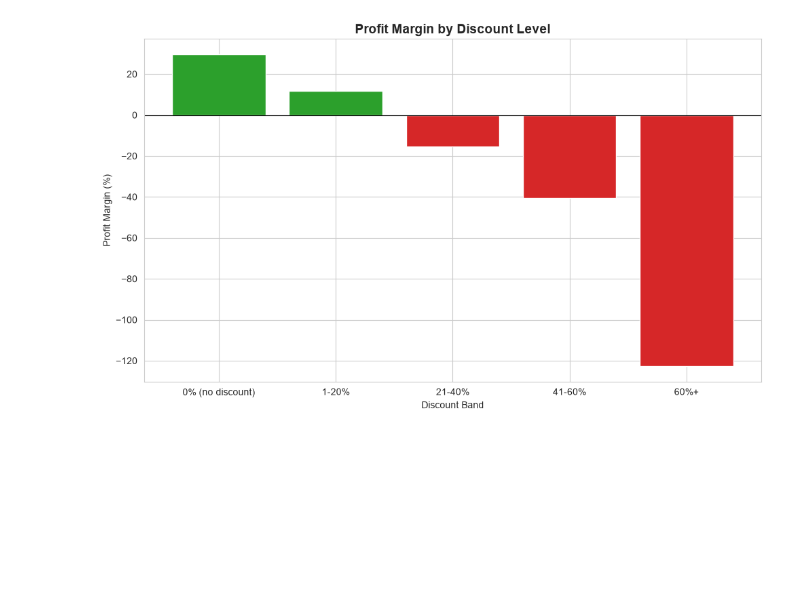
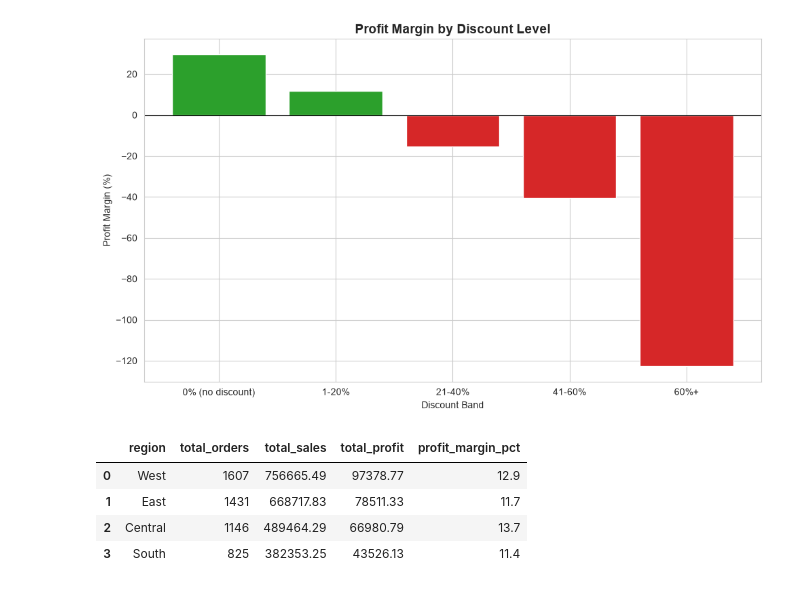
Before and after one commit to bolu-amusan/retail-sales-sql-python-analysis, a Jupyter notebook: notebooks/retail_sales_analysis.ipynb, the cells around one changed output. Drawn from its saved outputs; the diff is of its cells as text; code cells hidden in the pictures; blank space fills up the shorter version.

```diff
--- a/notebooks/retail_sales_analysis.ipynb
+++ b/notebooks/retail_sales_analysis.ipynb
@@ -174,3 +174,26 @@ plt.savefig('../images/discount_vs_profit_margin.png', dpi=150)
 plt.show()
 # %% [output]
 [figure]
+# %%
+query_region = """
+SELECT
+    c.region,
+    COUNT(DISTINCT o.order_id) AS total_orders,
+    ROUND(SUM(oi.sales)::NUMERIC, 2) AS total_sales,
+    ROUND(SUM(oi.profit)::NUMERIC, 2) AS total_profit,
+    ROUND((SUM(oi.profit) / NULLIF(SUM(oi.sales), 0) * 100)::NUMERIC, 1) AS profit_margin_pct
+FROM order_items oi
+JOIN orders o ON oi.order_id = o.order_id
+JOIN customers c ON o.customer_id = c.customer_id
+GROUP BY c.region
+ORDER BY total_sales DESC;
+"""
+
+df_region = pd.read_sql(text(query_region), engine)
+df_region
+# %% [output]
+|  | region | total_orders | total_sales | total_profit | profit_margin_pct |
+| 0 | West | 1607 | 756665.49 | 97378.77 | 12.9 |
+| 1 | East | 1431 | 668717.83 | 78511.33 | 11.7 |
+| 2 | Central | 1146 | 489464.29 | 66980.79 | 13.7 |
+| 3 | South | 825 | 382353.25 | 43526.13 | 11.4 |
```
Also changed, not shown: parts of 1 cell of this notebook, 1 other file.
